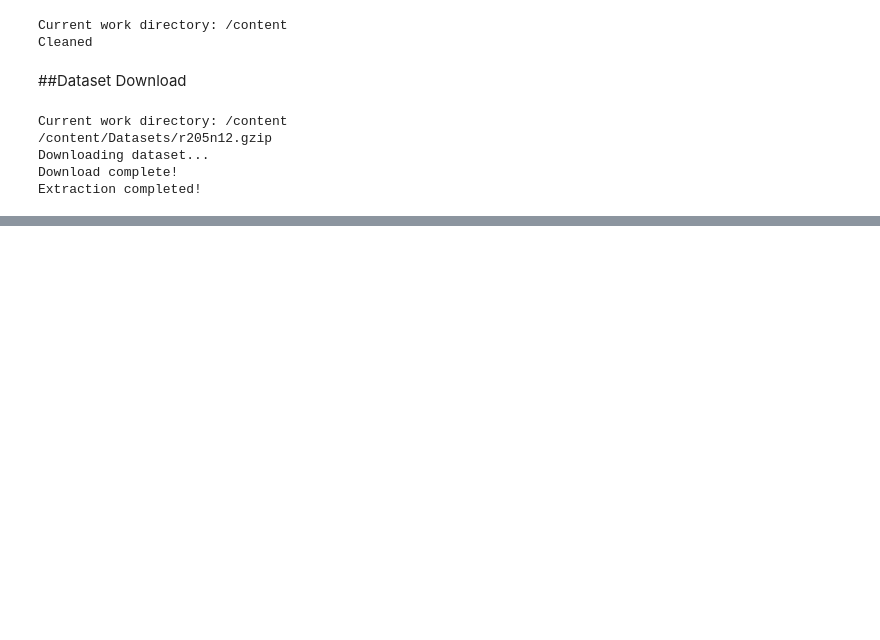
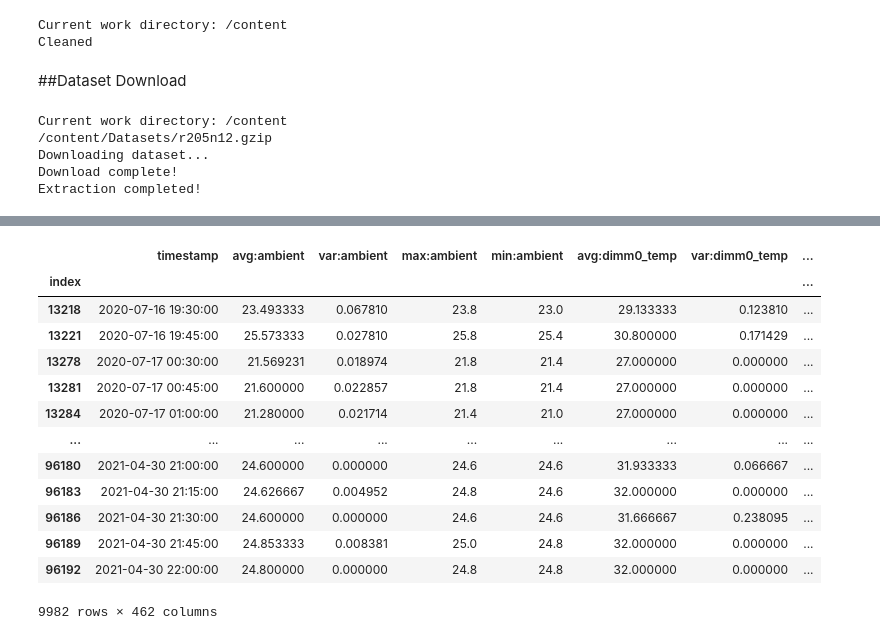
Before and after one commit to LIA-UniBo/Ai-in-industry, a Jupyter notebook: AI_in_industry.ipynb, the cells around one changed output, grey strips where cells are left out. Drawn from its saved outputs; the diff is of its cells as text; code cells hidden in the pictures; blank space fills up the shorter version.

```diff
--- a/AI_in_industry.ipynb
+++ b/AI_in_industry.ipynb
@@ -96,0 +152,17 @@ df.head(5)
+# %%
+df
+# %% [output]
+|  | timestamp | avg:ambient | var:ambient | max:ambient | min:ambient | avg:dimm0_temp | var:dimm0_temp | ... |
+| index |  |  |  |  |  |  |  | ... |
+| 13218 | 2020-07-16 19:30:00 | 23.493333 | 0.067810 | 23.8 | 23.0 | 29.133333 | 0.123810 | ... |
+| 13221 | 2020-07-16 19:45:00 | 25.573333 | 0.027810 | 25.8 | 25.4 | 30.800000 | 0.171429 | ... |
+| 13278 | 2020-07-17 00:30:00 | 21.569231 | 0.018974 | 21.8 | 21.4 | 27.000000 | 0.000000 | ... |
+| 13281 | 2020-07-17 00:45:00 | 21.600000 | 0.022857 | 21.8 | 21.4 | 27.000000 | 0.000000 | ... |
+| 13284 | 2020-07-17 01:00:00 | 21.280000 | 0.021714 | 21.4 | 21.0 | 27.000000 | 0.000000 | ... |
+| ... | ... | ... | ... | ... | ... | ... | ... | ... |
+| 96180 | 2021-04-30 21:00:00 | 24.600000 | 0.000000 | 24.6 | 24.6 | 31.933333 | 0.066667 | ... |
+| 96183 | 2021-04-30 21:15:00 | 24.626667 | 0.004952 | 24.8 | 24.6 | 32.000000 | 0.000000 | ... |
+| 96186 | 2021-04-30 21:30:00 | 24.600000 | 0.000000 | 24.6 | 24.6 | 31.666667 | 0.238095 | ... |
+| 96189 | 2021-04-30 21:45:00 | 24.853333 | 0.008381 | 25.0 | 24.8 | 32.000000 | 0.000000 | ... |
+| 96192 | 2021-04-30 22:00:00 | 24.800000 | 0.000000 | 24.8 | 24.8 | 32.000000 | 0.000000 | ... |
+9982 rows × 462 columns
```
Also changed, not shown: parts of 12 cells of this notebook.
